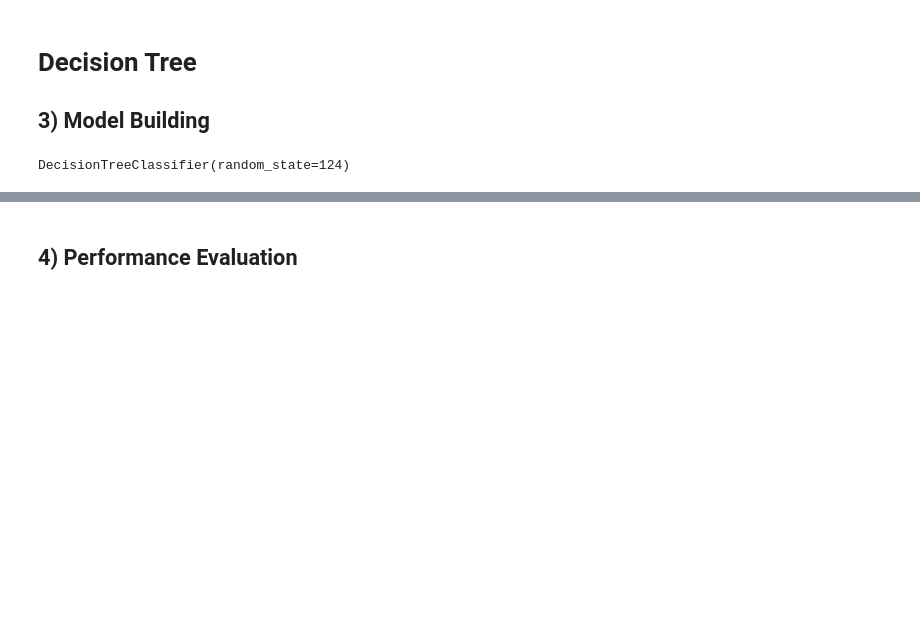
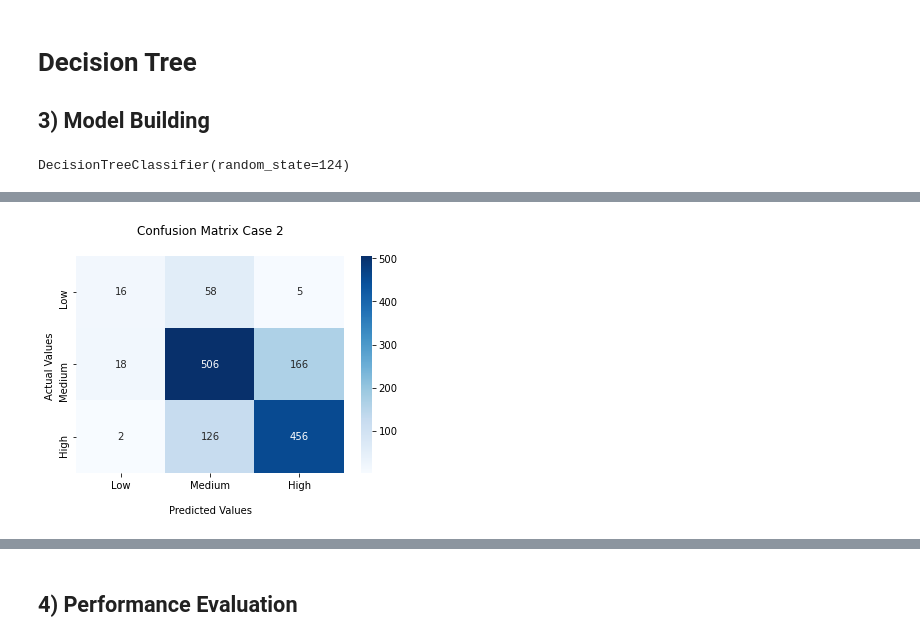
Before and after one commit to beatrice-goh/MS-Hackathon-Code-without-Barriers-2023-submission, a Jupyter notebook: Beatrice_Goh_Airfoil_Self_noise_Classification.ipynb, the cells around one changed output, grey strips where cells are left out. Saved outputs shown, nothing was run; the diff lists cells and outputs as text; code cells hidden in the pictures; blank space fills up the shorter version.

```diff
--- a/Beatrice_Goh_Airfoil_Self_noise_Classification.ipynb
+++ b/Beatrice_Goh_Airfoil_Self_noise_Classification.ipynb
@@ -590,3 +624,19 @@ Accuracy: 0.6932742054693274
+# %%
+ax2 = sns.heatmap(cf_matrix2, annot=True, fmt = "d", cmap='Blues')
+
+ax2.set_title('Confusion Matrix Case 2\n');
+ax2.set_xlabel('\nPredicted Values')
+ax2.set_ylabel('Actual Values ');
+
+## Ticket labels - List must be in alphabetical order
+ax2.xaxis.set_ticklabels(['Low','Medium','High'])
+ax2.yaxis.set_ticklabels(['Low','Medium','High'])
+
+
+## Display the visualization of the Confusion Matrix.
+plt.show()
+# %% [output]
+[figure, added]
 # %%
 # Hyper parameter optimization
 
```
Also changed, not shown: parts of 38 cells of this notebook, 1 other file.
